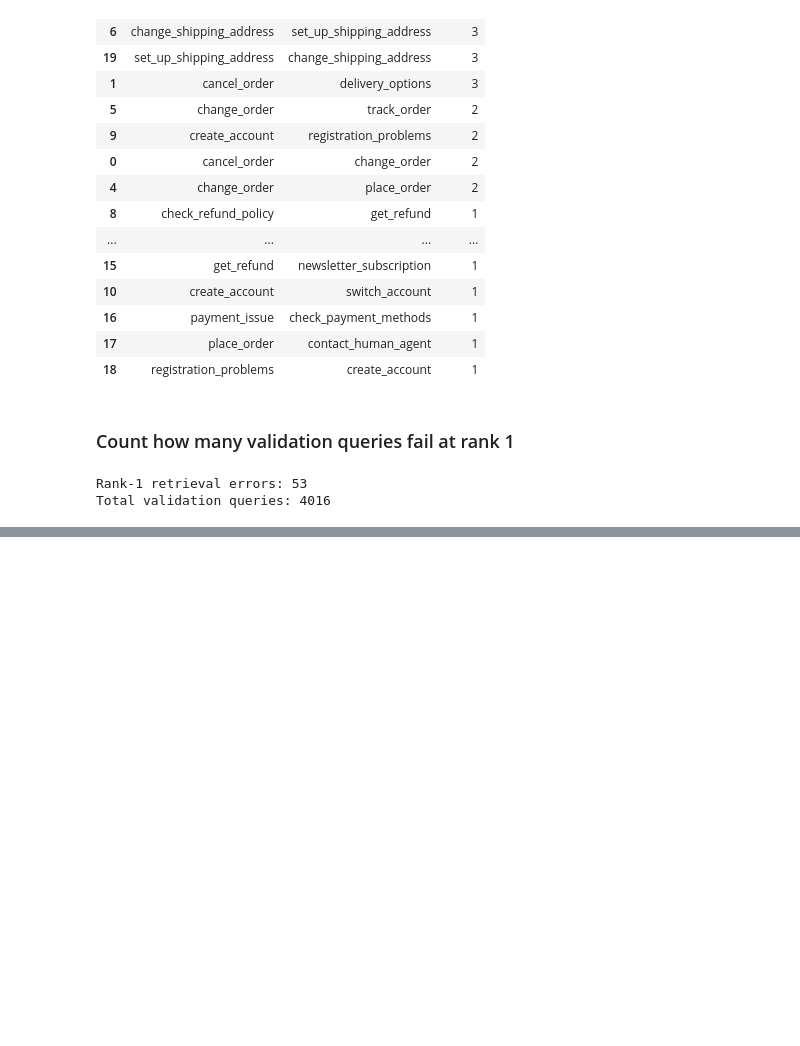
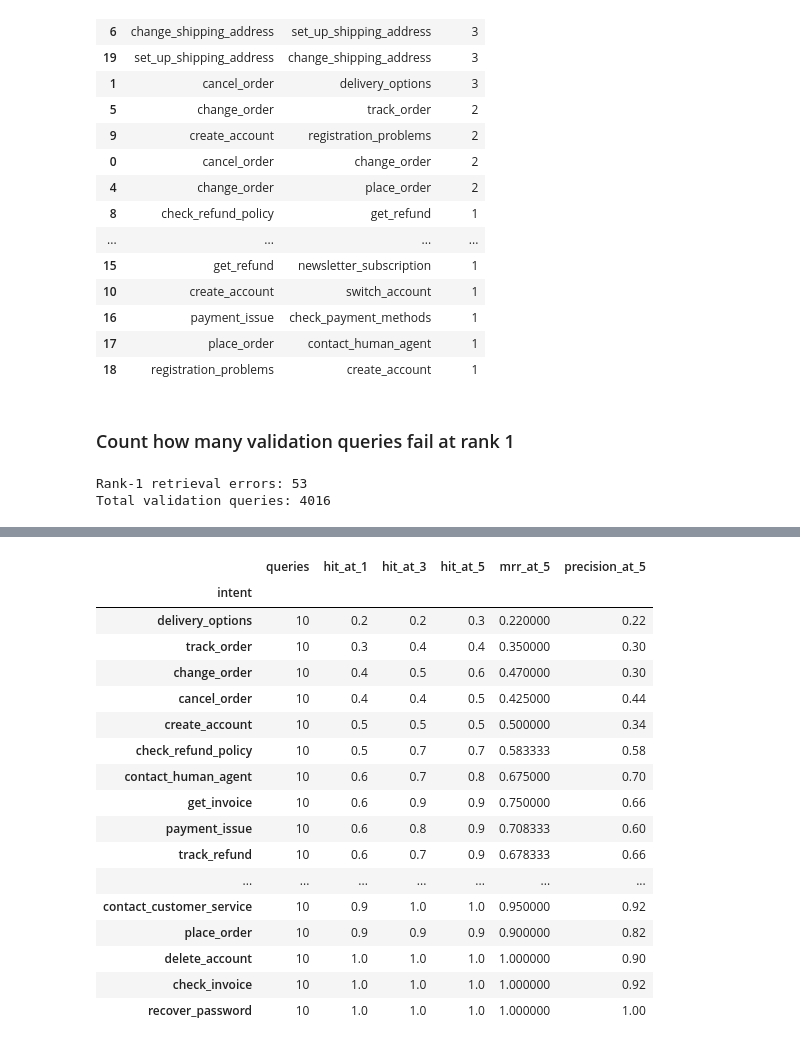
Before and after one commit to ribhupramanik/ResolveAI, a Jupyter notebook: notebooks/05_semantic_retrieval.ipynb, the cells around one changed output, grey strips where cells are left out. Saved outputs shown, nothing was run; the diff lists cells and outputs as text; code cells hidden in the pictures; blank space fills up the shorter version.

Commit message:
checked intent retrieval on challenge dataset

```diff
--- a/notebooks/05_semantic_retrieval.ipynb
+++ b/notebooks/05_semantic_retrieval.ipynb
@@ -700,0 +714,10 @@ Total validation queries: 4016
+# %%
+challenge_texts = (
+    challenge_df["instruction"]
+    .tolist()
+)
+
+challenge_intents = (
+    challenge_df["intent"]
+    .tolist()
+)
@@ -700,0 +762,51 @@ Total validation queries: 4016
+# %%
+challenge_retrieval_results = (
+    build_retrieval_results(
+        query_embeddings=challenge_embeddings,
+        query_intents=challenge_intents,
+
+        corpus_embeddings=corpus_embeddings,
+        corpus_intents=retrieval_corpus[
+            "intent"
+        ].tolist(),
+
+        top_k=5
+    )
+)
+# %%
+challenge_intent_retrieval = (
+    challenge_retrieval_results
+    .groupby("intent")
+    .agg(
+        queries=("intent", "size"),
+        hit_at_1=("hit@1", "mean"),
+        hit_at_3=("hit@3", "mean"),
+        hit_at_5=("hit@5", "mean"),
+        mrr_at_5=("mrr@5", "mean"),
+        precision_at_5=("precision@5", "mean"),
+    )
+    .sort_values(
+        "hit_at_1"
+    )
+)
+
+challenge_intent_retrieval
+# %% [output]
+|  | queries | hit_at_1 | hit_at_3 | hit_at_5 | mrr_at_5 | precision_at_5 |
+| intent |  |  |  |  |  |  |
+| delivery_options | 10 | 0.2 | 0.2 | 0.3 | 0.220000 | 0.22 |
+| track_order | 10 | 0.3 | 0.4 | 0.4 | 0.350000 | 0.30 |
+| change_order | 10 | 0.4 | 0.5 | 0.6 | 0.470000 | 0.30 |
+| cancel_order | 10 | 0.4 | 0.4 | 0.5 | 0.425000 | 0.44 |
+| create_account | 10 | 0.5 | 0.5 | 0.5 | 0.500000 | 0.34 |
+| check_refund_policy | 10 | 0.5 | 0.7 | 0.7 | 0.583333 | 0.58 |
+| contact_human_agent | 10 | 0.6 | 0.7 | 0.8 | 0.675000 | 0.70 |
+| get_invoice | 10 | 0.6 | 0.9 | 0.9 | 0.750000 | 0.66 |
+| payment_issue | 10 | 0.6 | 0.8 | 0.9 | 0.708333 | 0.60 |
+| track_refund | 10 | 0.6 | 0.7 | 0.9 | 0.678333 | 0.66 |
+| ... | ... | ... | ... | ... | ... | ... |
+| contact_customer_service | 10 | 0.9 | 1.0 | 1.0 | 0.950000 | 0.92 |
+| place_order | 10 | 0.9 | 0.9 | 0.9 | 0.900000 | 0.82 |
+| delete_account | 10 | 1.0 | 1.0 | 1.0 | 1.000000 | 0.90 |
+| check_invoice | 10 | 1.0 | 1.0 | 1.0 | 1.000000 | 0.92 |
+| recover_password | 10 | 1.0 | 1.0 | 1.0 | 1.000000 | 1.00 |
```
Also changed, not shown: parts of 5 cells of this notebook.
